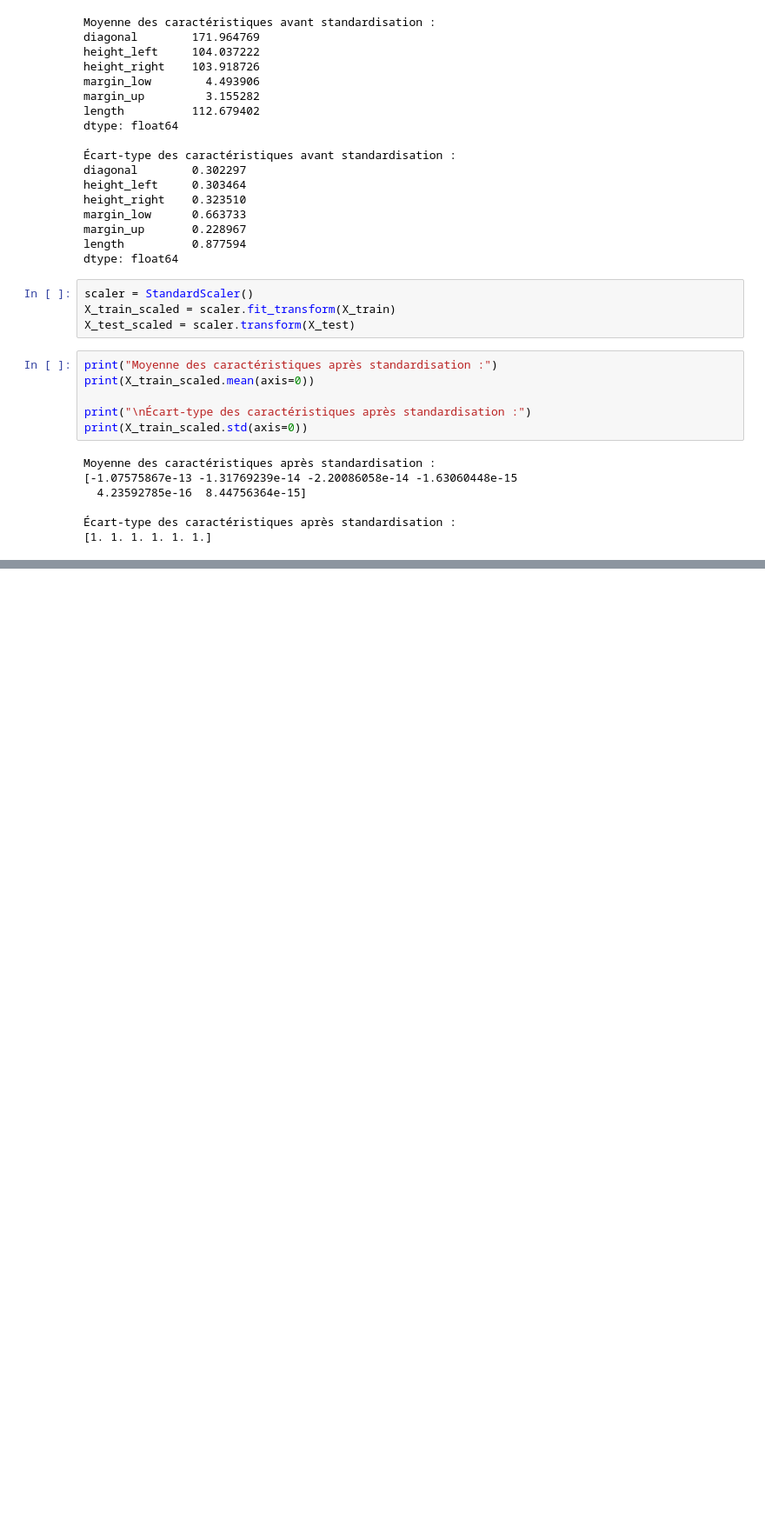
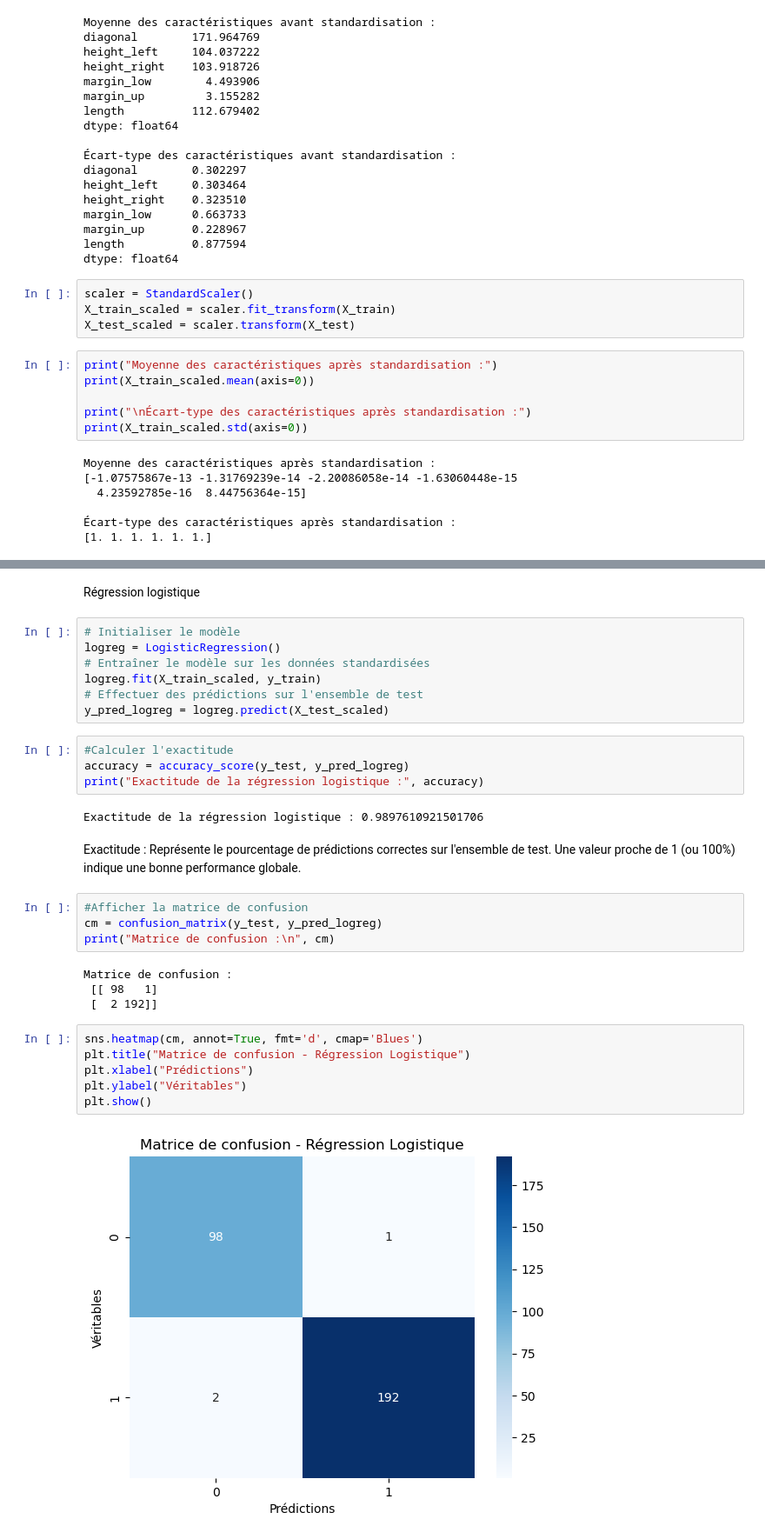
Before and after one commit to obenmaha/App-d-tection-faux-billet, a Jupyter notebook: Analyse notebook.ipynb, the cells around one changed output, grey strips where cells are left out. Shown at 87% size. Drawn from its saved outputs; the diff is of its cells as text; blank space fills up the shorter version.

Commit message:
add logreg

```diff
--- a/Analyse notebook.ipynb
+++ b/Analyse notebook.ipynb
@@ -202,0 +205,33 @@ Moyenne des caractéristiques après standardisation :
+# %% [markdown]
+Régression logistique
+# %%
+# Initialiser le modèle
+logreg = LogisticRegression()
+# Entraîner le modèle sur les données standardisées
+logreg.fit(X_train_scaled, y_train)
+# Effectuer des prédictions sur l'ensemble de test
+y_pred_logreg = logreg.predict(X_test_scaled)
+# %%
+#Calculer l'exactitude
+accuracy = accuracy_score(y_test, y_pred_logreg)
+print("Exactitude de la régression logistique :", accuracy)
+# %% [output]
+Exactitude de la régression logistique : 0.9897610921501706
+# %% [markdown]
+Exactitude : Représente le pourcentage de prédictions correctes sur l'ensemble de test. Une valeur proche de 1 (ou 100%) indique une bonne performance globale.
+# %%
+#Afficher la matrice de confusion
+cm = confusion_matrix(y_test, y_pred_logreg)
+print("Matrice de confusion :\n", cm)
+# %% [output]
+Matrice de confusion :
+ [[ 98   1]
+ [  2 192]]
+# %%
+sns.heatmap(cm, annot=True, fmt='d', cmap='Blues')
+plt.title("Matrice de confusion - Régression Logistique")
+plt.xlabel("Prédictions")
+plt.ylabel("Véritables")
+plt.show()
+# %% [output]
+[figure, added]
```
Also changed, not shown: parts of 2 cells of this notebook.
